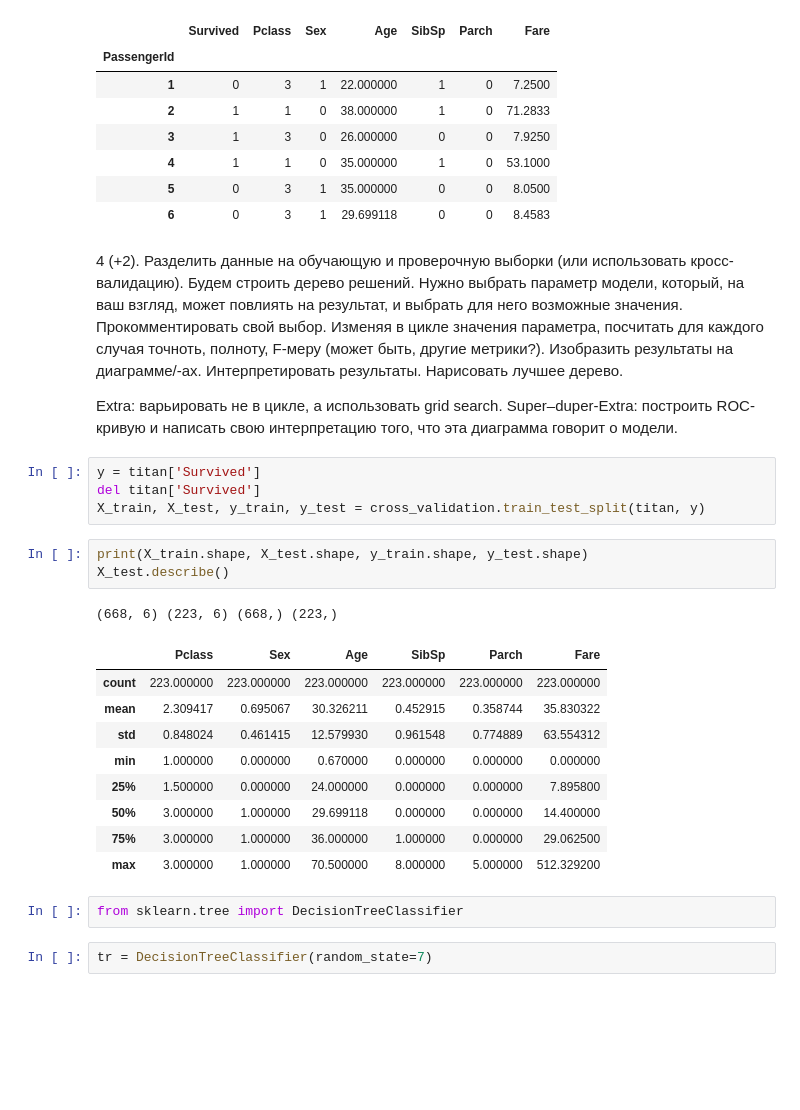
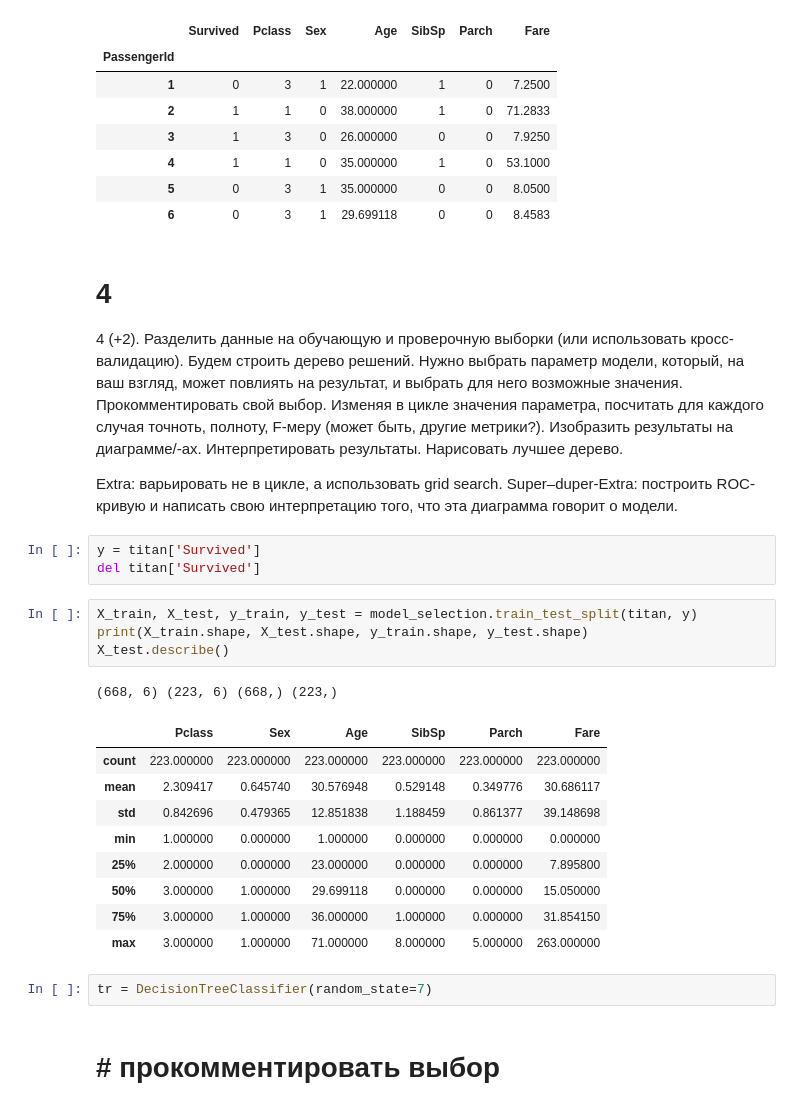
Before and after one commit to BasilisAndr/ml, a Jupyter notebook: titanic.ipynb, the cells around one changed output. Saved outputs shown, nothing was run; the diff lists cells and outputs as text; blank space fills up the shorter version.

```diff
--- a/titanic.ipynb
+++ b/titanic.ipynb
@@ -212,6 +204,7 @@ titan.head(6)
 | 5 | 0 | 3 | 1 | 35.000000 | 0 | 0 | 8.0500 |
 | 6 | 0 | 3 | 1 | 29.699118 | 0 | 0 | 8.4583 |
 # %% [markdown]
+# 4
 4 (+2). Разделить данные на обучающую и проверочную выборки (или использовать кросс-валидацию). Будем строить дерево решений. Нужно выбрать параметр модели, который, на ваш взгляд, может повлиять на результат, и выбрать для него возможные значения. Прокомментировать свой выбор. Изменяя в цикле значения параметра, посчитать для каждого случая точноть, полноту, F-меру (может быть, другие метрики?). Изобразить результаты на диаграмме/-ах. Интерпретировать результаты. Нарисовать лучшее дерево.
 
 Extra: варьировать не в цикле, а использовать grid search.
@@ -219,23 +212,23 @@ Super–duper-Extra: построить ROC-кривую и написать с
 # %%
 y = titan['Survived']
 del titan['Survived']
-X_train, X_test, y_train, y_test = cross_validation.train_test_split(titan, y)
 # %%
+X_train, X_test, y_train, y_test = model_selection.train_test_split(titan, y)
 print(X_train.shape, X_test.shape, y_train.shape, y_test.shape)
 X_test.describe()
 # %% [output]
 (668, 6) (223, 6) (668,) (223,)
 |  | Pclass | Sex | Age | SibSp | Parch | Fare |
 | count | 223.000000 | 223.000000 | 223.000000 | 223.000000 | 223.000000 | 223.000000 |
-| mean | 2.309417 | 0.695067 | 30.326211 | 0.452915 | 0.358744 | 35.830322 |
-| std | 0.848024 | 0.461415 | 12.579930 | 0.961548 | 0.774889 | 63.554312 |
-| min | 1.000000 | 0.000000 | 0.670000 | 0.000000 | 0.000000 | 0.000000 |
-| 25% | 1.500000 | 0.000000 | 24.000000 | 0.000000 | 0.000000 | 7.895800 |
-| 50% | 3.000000 | 1.000000 | 29.699118 | 0.000000 | 0.000000 | 14.400000 |
-| 75% | 3.000000 | 1.000000 | 36.000000 | 1.000000 | 0.000000 | 29.062500 |
-| max | 3.000000 | 1.000000 | 70.500000 | 8.000000 | 5.000000 | 512.329200 |
+| mean | 2.309417 | 0.645740 | 30.576948 | 0.529148 | 0.349776 | 30.686117 |
+| std | 0.842696 | 0.479365 | 12.851838 | 1.188459 | 0.861377 | 39.148698 |
+| min | 1.000000 | 0.000000 | 1.000000 | 0.000000 | 0.000000 | 0.000000 |
+| 25% | 2.000000 | 0.000000 | 23.000000 | 0.000000 | 0.000000 | 7.895800 |
+| 50% | 3.000000 | 1.000000 | 29.699118 | 0.000000 | 0.000000 | 15.050000 |
+| 75% | 3.000000 | 1.000000 | 36.000000 | 1.000000 | 0.000000 | 31.854150 |
+| max | 3.000000 | 1.000000 | 71.000000 | 8.000000 | 5.000000 | 263.000000 |
-# %%
-from sklearn.tree import DecisionTreeClassifier
 # %%
 tr = DecisionTreeClassifier(random_state=7)
+# %% [markdown]
+# # прокомментировать выбор
 # %%
```
Also changed, not shown: parts of 28 cells of this notebook.
